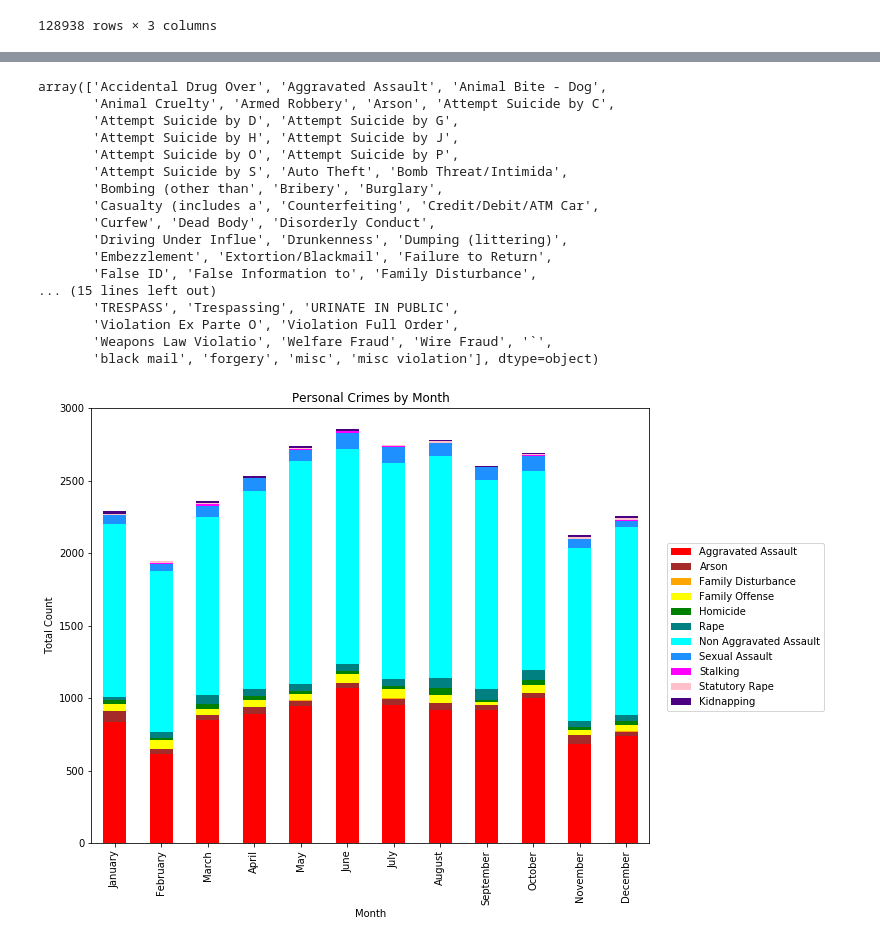
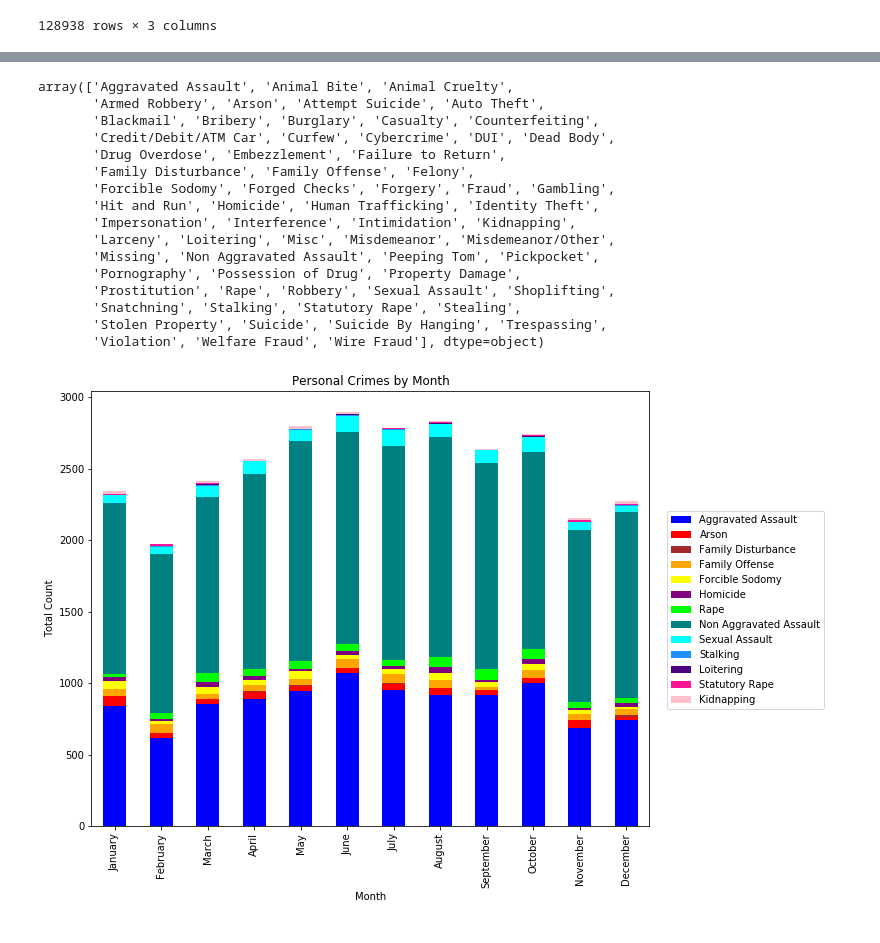
Before and after one commit to kanskris/kansas_crime_2018, a Jupyter notebook: Laylaa- Monthly Analysis.ipynb, the cells around one changed output, grey strips where cells are left out. Drawn from its saved outputs; the diff is of its cells as text; code cells hidden in the pictures.

Commit message:
completed all graphs

```diff
--- a/Laylaa- Monthly Analysis.ipynb
+++ b/Laylaa- Monthly Analysis.ipynb
@@ -92,6 +92,14 @@ copy = copy.replace({'Auto Theft Outside S': 'Auto Theft', 'Burglary - Non Resid
                      'Stealing Auto Parts': 'Stealing', 'Stealing Auto Parts/': 'Stealing', 'Stealing Bicycles': 'Stealing', 'Stealing Coin Operat': 'Stealing', 'Stealing From Auto': 'Stealing', 'Stealing Pickpocket': 'Pickpocket',
                      'Stealing Purse Snatc': 'Snatchning', 'Stealing Shoplifting': 'Shoplifting', 'Stealing from Buildi': 'Stealing', 'Stolen Property OFFE': 'Stolen Property', 'Strong Arm Robbery': 'Armed Robbery',
                      'Withhold Property': 'Larceny', 'stealing': 'Stealing', 'stealing from buildi': 'Stealing'})
+copy = copy.replace({'Accidental Drug Over': 'Drug Overdose', 'Driving Under Influe': 'DUI', 'Drunkenness': 'Misdemeanor', 'Hit and Run of a Per': 'Hit and Run', 'Human Trafficking/Co': 'Human Trafficking','Liquor Law Violaton': 'Violation',
+                    'Disorderly Conduct': 'Misdemeanor', 'Bomb Threat/Intimida': 'Felony', 'Bombing (other than': 'Felony','False ID': 'Impersonation', 'False Information to': 'Impersonation','Impersonation - NOT': 'Impersonation', 'Gambling - Possessio': 'Gambling',
+                    'Possession of Drug E': 'Possession of Drug', 'Possession/Sale/Dist': 'Possession of Drug', 'Resisting an Officer' : 'Misdemeanor', 'TRESPASS': 'Trespassing', 'Violation Ex Parte O': 'Violation', 'Violation Full Order': 'Violation', 'Possesion': 'Possession of Drug',
+                     'Weapons Law Violatio': 'Violation'})
+copy = copy.replace({'Animal Bite - Dog': 'Animal Bite','Interference with Cu': 'Interference', 'Misc Offense': 'Misc', 'Misc Violation': 'Misc', 'misc violation': 'Misc', 'Promoting Prostituti': 'Prostitution', 'Prostitution/Patroni': 'Prostitution', 'Prostitution/Solicit': 'Prostitution',
+                     'Suicide By Jumping': 'Suicide', 'Suicide By Shooting': 'Suicide', 'Suicide By Sleeping': 'Suicide', 'Suicide by Other Mea': 'Suicide', 'URINATE IN PUBLIC': 'Misdemeanor/Other','TRASH DUMPING': 'Misdemeanor/Other','`': 'Misc','misc': 'Misc', 'Attempt Suicide by D': 'Attempt Suicide',
+                     'Attempt Suicide by G': 'Attempt Suicide', 'Attempt Suicide by H': 'Attempt Suicide', 'Attempt Suicide by J': 'Attempt Suicide', 'Attempt Suicide by O': 'Attempt Suicide', 'Attempt Suicide by P': 'Attempt Suicide', 'Attempt Suicide by S': 'Attempt Suicide', 'Attempt Suicide by C': 'Attempt Suicide'})
+copy = copy.replace({ 'Passing Bad Checks' : 'Counterfeiting','Extortion/Blackmail': 'Blackmail','black mail': 'Blackmail', 'Fraud/Confidence Gam': 'Fraud', 'forgery': 'Forgery', 'Casualty (includes a': 'Casualty', 'Hacking/Computer Inv': 'Cybercrime', 'Dumping (littering)': 'Misdemeanor/Other', 'Missing/Runaway Juve': 'Missing'})
 
 copy
 # %% [output]
@@ -164,23 +172,22 @@ crime
 # %%
 crime.columns.values
 # %% [output]
-array(['Accidental Drug Over', 'Aggravated Assault', 'Animal Bite - Dog',
-       'Animal Cruelty', 'Armed Robbery', 'Arson', 'Attempt Suicide by C',
-       'Attempt Suicide by D', 'Attempt Suicide by G',
-       'Attempt Suicide by H', 'Attempt Suicide by J',
-       'Attempt Suicide by O', 'Attempt Suicide by P',
-       'Attempt Suicide by S', 'Auto Theft', 'Bomb Threat/Intimida',
-       'Bombing (other than', 'Bribery', 'Burglary',
-       'Casualty (includes a', 'Counterfeiting', 'Credit/Debit/ATM Car',
-       'Curfew', 'Dead Body', 'Disorderly Conduct',
-       'Driving Under Influe', 'Drunkenness', 'Dumping (littering)',
-       'Embezzlement', 'Extortion/Blackmail', 'Failure to Return',
-       'False ID', 'False Information to', 'Family Disturbance',
-... (15 lines left out)
-       'TRESPASS', 'Trespassing', 'URINATE IN PUBLIC',
-       'Violation Ex Parte O', 'Violation Full Order',
-       'Weapons Law Violatio', 'Welfare Fraud', 'Wire Fraud', '`',
-       'black mail', 'forgery', 'misc', 'misc violation'], dtype=object)
+array(['Aggravated Assault', 'Animal Bite', 'Animal Cruelty',
+       'Armed Robbery', 'Arson', 'Attempt Suicide', 'Auto Theft',
+       'Blackmail', 'Bribery', 'Burglary', 'Casualty', 'Counterfeiting',
+       'Credit/Debit/ATM Car', 'Curfew', 'Cybercrime', 'DUI', 'Dead Body',
+       'Drug Overdose', 'Embezzlement', 'Failure to Return',
+       'Family Disturbance', 'Family Offense', 'Felony',
+       'Forcible Sodomy', 'Forged Checks', 'Forgery', 'Fraud', 'Gambling',
+       'Hit and Run', 'Homicide', 'Human Trafficking', 'Identity Theft',
+       'Impersonation', 'Interference', 'Intimidation', 'Kidnapping',
+       'Larceny', 'Loitering', 'Misc', 'Misdemeanor', 'Misdemeanor/Other',
+       'Missing', 'Non Aggravated Assault', 'Peeping Tom', 'Pickpocket',
+       'Pornography', 'Possession of Drug', 'Property Damage',
+       'Prostitution', 'Rape', 'Robbery', 'Sexual Assault', 'Shoplifting',
+       'Snatchning', 'Stalking', 'Statutory Rape', 'Stealing',
+       'Stolen Property', 'Suicide', 'Suicide By Hanging', 'Trespassing',
+       'Violation', 'Welfare Fraud', 'Wire Fraud'], dtype=object)
 # %%
 # month = crime['Month']
 # for num, month in enumerate(month):
@@ -193,22 +200,23 @@ array(['Accidental Drug Over', 'Aggravated Assault', 'Animal Bite - Dog',
 # %%
 #Creating the Visual for the Personal Crime Category
 
 #Defining a list that contains the types of Personal Crimes
-personalCrimes = ['Aggravated Assault', 'Arson', 'Family Disturbance', 'Family Offense', 'Homicide', 'Rape','Non Aggravated Assault',
-                 'Sexual Assault', 'Stalking', 'Statutory Rape', 'Kidnapping']
-Col =['red', 'brown', 'orange', 'yellow', 'green', 'teal', 'cyan', 'dodgerblue', 'magenta','pink', 'indigo']
+personalCrimes = ['Aggravated Assault', 'Arson', 'Family Disturbance', 'Family Offense', 'Forcible Sodomy',
+                  'Homicide', 'Rape','Non Aggravated Assault', 'Sexual Assault', 'Stalking', 'Loitering',
+                  'Statutory Rape', 'Kidnapping']
+Col =['blue', 'red', 'brown', 'orange', 'yellow','purple', 'lime', 'teal', 'cyan', 'dodgerblue', 'indigo','deeppink', 'pink']
 
 pCrimes = crime.loc[months, personalCrimes].plot.bar(stacked=True, figsize=(10,8), color=Col)
 
 #Setting the legend to best fit the graph, got the code from https://stackoverflow.com/questions/43272206/python-legend-overlaps-with-the-pie-chart
 pCrimes.legend(bbox_to_anchor=(1.15,0.5), loc="center right", fontsize=10,
            bbox_transform=plt.gcf().transFigure)
 
 #Setting title, x-label and y-label
 pCrimes.set_title('Personal Crimes by Month')
 pCrimes.set_xlabel('Month')
 pCrimes.set_ylabel('Total Count')
 plt.show()
 # %% [output]
-[figure, old version]
+[figure, new version]
 # %%
```
Also changed, not shown: parts of 7 cells of this notebook.
